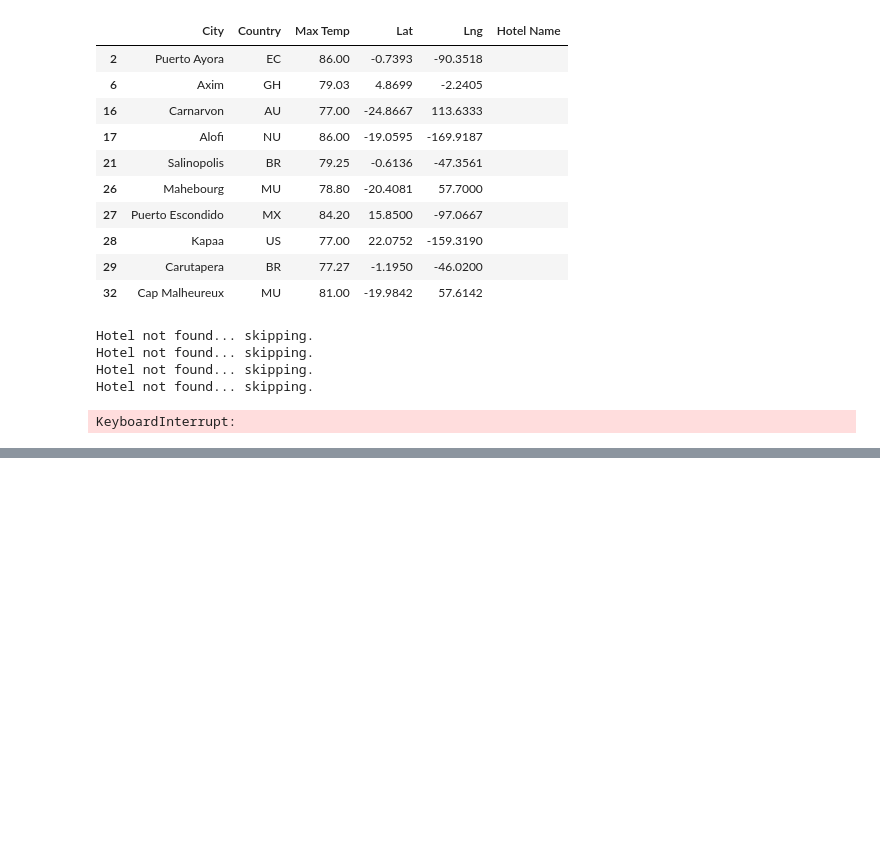
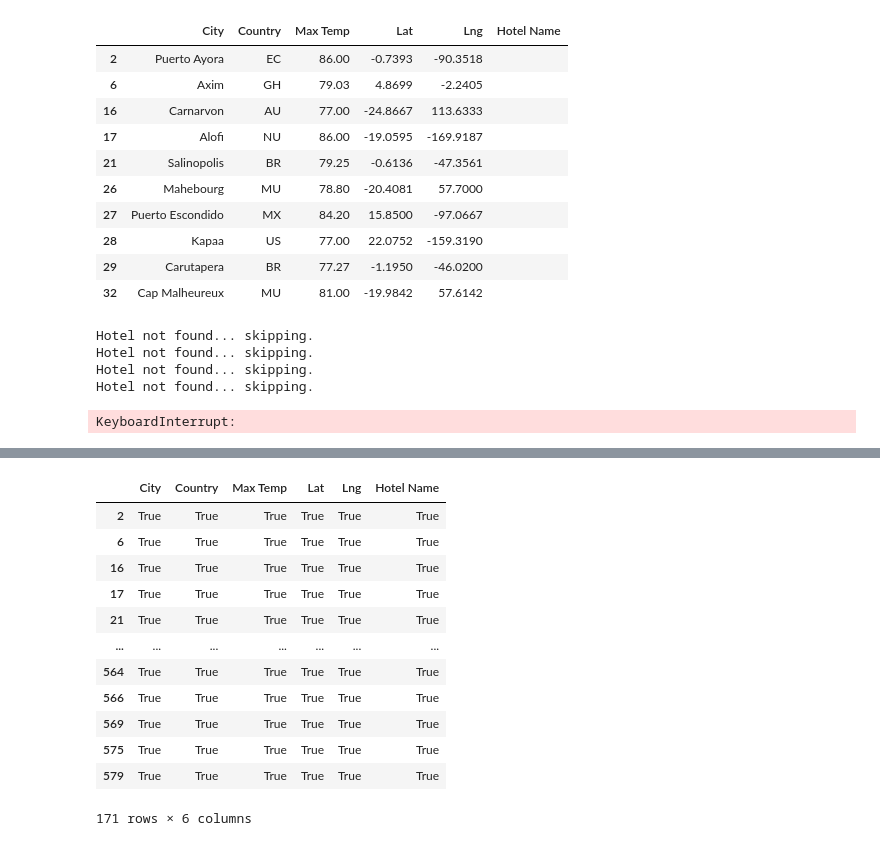
Before and after one commit to Deelacole2/World_Weather_Analysis, a Jupyter notebook: VacationPy.ipynb, the cells around one changed output, grey strips where cells are left out. Cells and saved outputs as stored; diff of their text form; code cells hidden in the pictures; blank space fills up the shorter version.

```diff
--- a/VacationPy.ipynb
+++ b/VacationPy.ipynb
@@ -187,0 +202,16 @@ KeyboardInterrupt:
+# %%
+hotel_df.notnull()
+# %% [output]
+|  | City | Country | Max Temp | Lat | Lng | Hotel Name |
+| 2 | True | True | True | True | True | True |
+| 6 | True | True | True | True | True | True |
+| 16 | True | True | True | True | True | True |
+| 17 | True | True | True | True | True | True |
+| 21 | True | True | True | True | True | True |
+| ... | ... | ... | ... | ... | ... | ... |
+| 564 | True | True | True | True | True | True |
+| 566 | True | True | True | True | True | True |
+| 569 | True | True | True | True | True | True |
+| 575 | True | True | True | True | True | True |
+| 579 | True | True | True | True | True | True |
+171 rows × 6 columns
```
Also changed, not shown: parts of 5 cells of this notebook.
